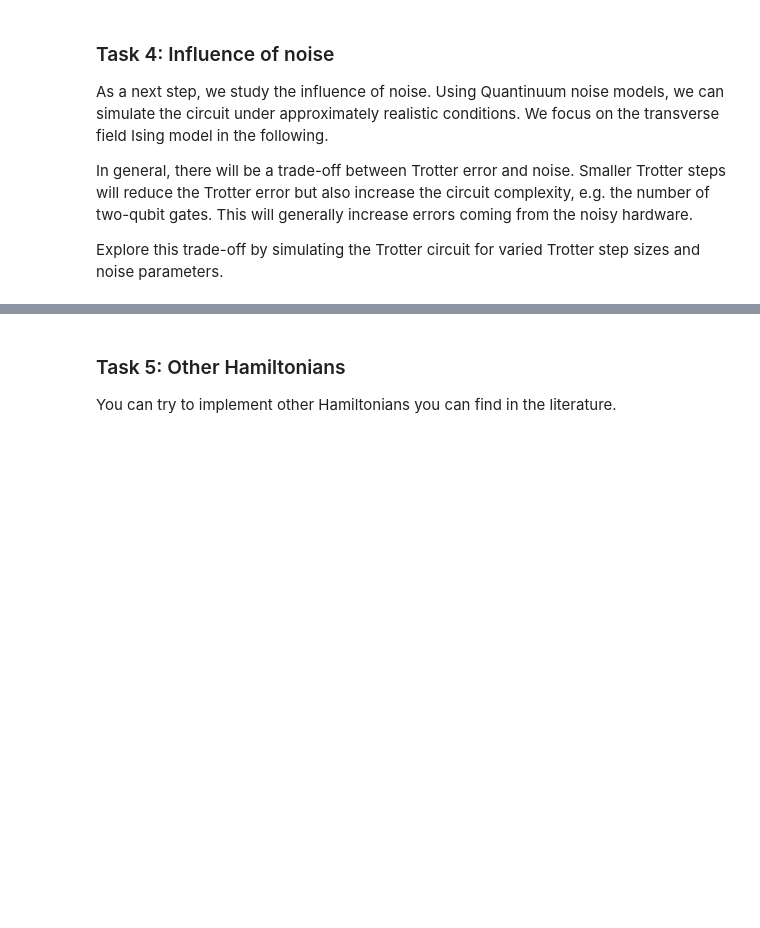
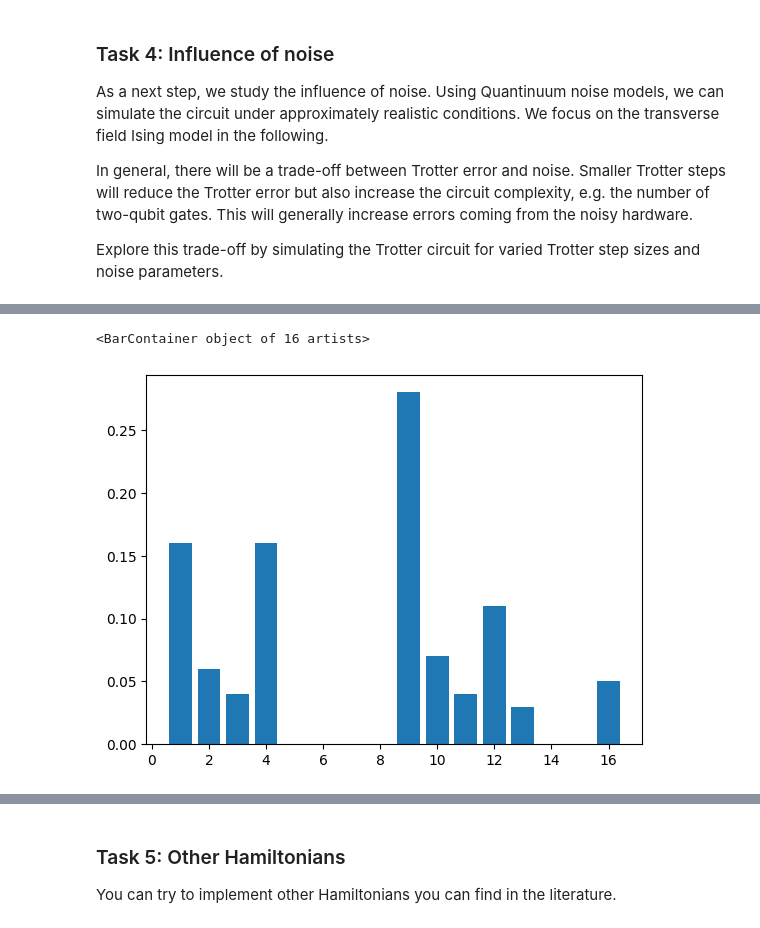
Before and after one commit to AxelOA/2025-Quantinuum, a Jupyter notebook: notebooks/hamiltonian_simulation.ipynb, the cells around one changed output, grey strips where cells are left out. Saved outputs shown, nothing was run; the diff lists cells and outputs as text; code cells hidden in the pictures; blank space fills up the shorter version.

```diff
--- a/notebooks/hamiltonian_simulation.ipynb
+++ b/notebooks/hamiltonian_simulation.ipynb
@@ -886,0 +1029,7 @@ Explore this trade-off by simulating the Trotter circuit for varied Trotter step
+# %%
+nonoise=np.array([0.16,0.06,0.04,0.16,0,0,0,0,0.28,0.07,0.04,0.11,0.03,0,0,0.05])
+x=np.linspace(1,16,16)
+plt.bar(x,nonoise)
+# %% [output]
+<BarContainer object of 16 artists>
+[figure, added]
```
Also changed, not shown: parts of 12 cells of this notebook.
